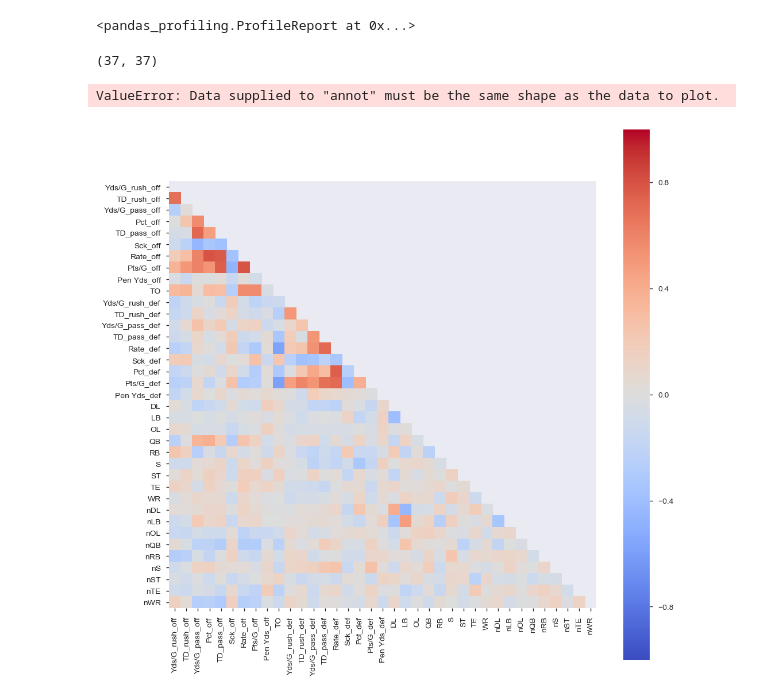
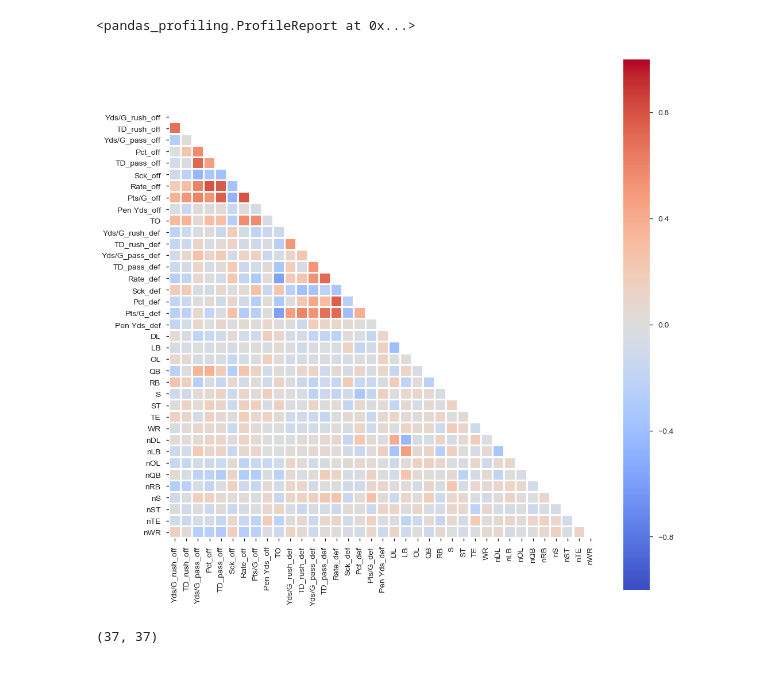
Before and after one commit to tsansom/Springboard-Data-Science, a Jupyter notebook: capstone_projects/nfl/Untitled.ipynb, the cells around one changed output. Cells and saved outputs as stored; diff of their text form; code cells hidden in the pictures.

Commit message:
working on correlation heatmap

```diff
--- a/capstone_projects/nfl/Untitled.ipynb
+++ b/capstone_projects/nfl/Untitled.ipynb
@@ -27,4 +27,25 @@ Index(['Team', 'Year', 'Yds/G_rush_off', 'TD_rush_off', 'Yds/G_pass_off',
 pp.ProfileReport(combined)
 # %% [output]
 <pandas_profiling.ProfileReport at 0x...>
+# %%
+corr = combined[combined.columns[2:]].corr()
+
+import seaborn as sns
+from matplotlib.colors import ListedColormap
+
+labels = corr.where(np.triu(np.ones(corr.shape)).astype(np.bool))
+labels = labels.replace(np.nan,' ', regex=True)
+
+fig, ax = plt.subplots(1, 1, figsize=(12, 12))
+
+mask = np.triu(np.ones(corr.shape)).astype(np.bool)
+
+_ = sns.heatmap(corr, mask=mask, vmin=-1, vmax=1, cmap='coolwarm', square=True, ax=ax)
+
+mask = np.ones((37, 37))-mask
+
+_ = sns.heatmap(corr, mask=mask, cmap=ListedColormap(['white']),cbar=False, fmt='',
+                annot=corr.columns, linewidths=1.5, ax=ax)
+# %% [output]
+[figure, added]
 # %%
@@ -32,23 +53,2 @@ corr.shape
 # %% [output]
 (37, 37)
-# %%
-corr = combined[combined.columns[2:]].corr()
-
-import seaborn as sns
-from matplotlib.colors import ListedColormap
-
-labels = corr.where(np.triu(np.ones(corr.shape)).astype(np.bool))
-labels = labels.replace(np.nan,' ', regex=True)
-
-fig, ax = plt.subplots(1, 1, figsize=(12, 12))
-
-mask = np.triu(np.ones(corr.shape)).astype(np.bool)
-
-_ = sns.heatmap(corr, mask=mask, vmin=-1, vmax=1, cmap='coolwarm', square=True, ax=ax)
-
-mask = np.ones((37, 37))-mask
-
-_ = sns.heatmap(corr, mask=mask, cmap=ListedColormap(['white']),annot=corr.columns,cbar=False, fmt='', linewidths=1.5, ax=ax)
-# %% [output]
-ValueError: Data supplied to "annot" must be the same shape as the data to plot.
-[figure, removed]
```
Also changed, not shown: parts of 2 cells of this notebook.
